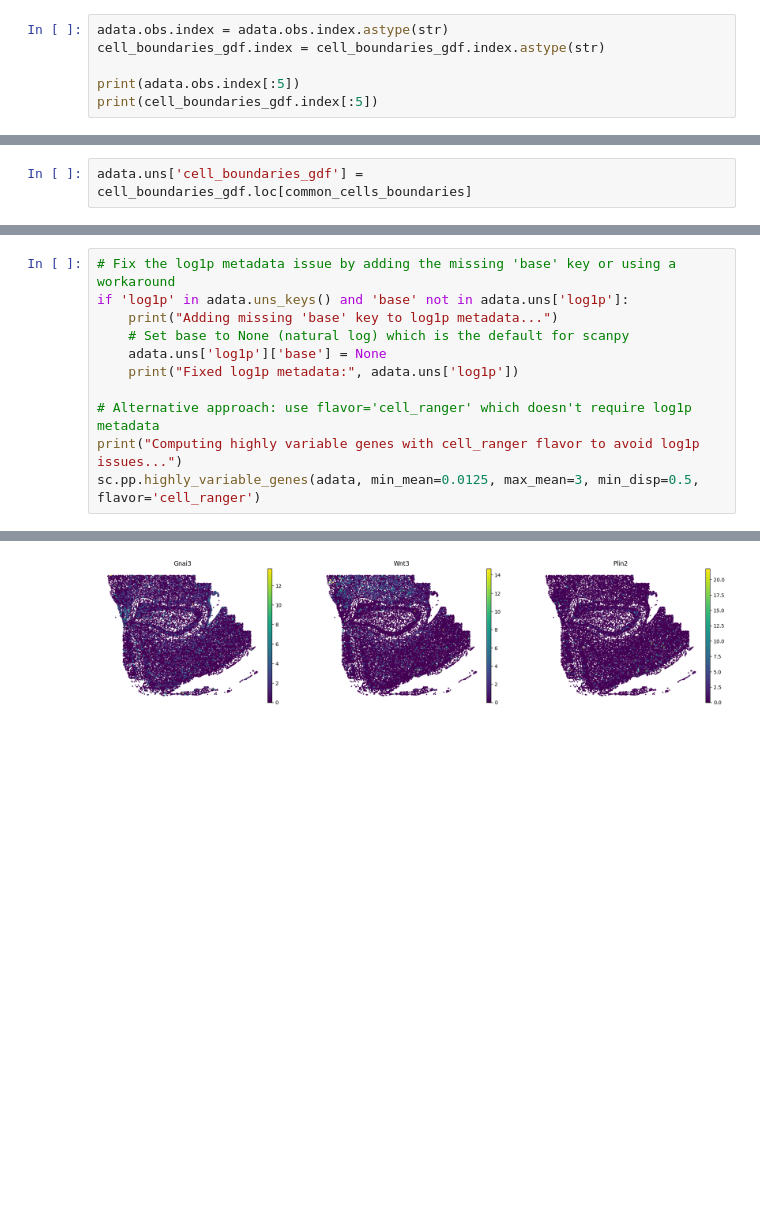
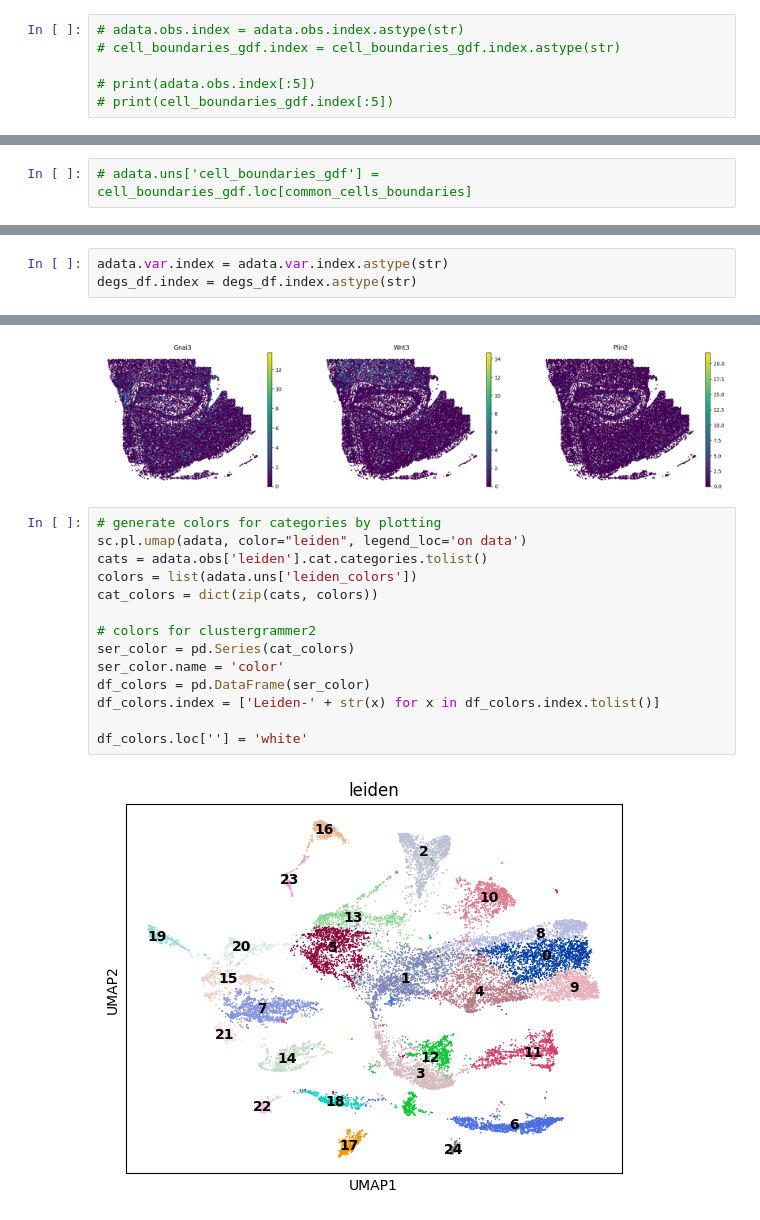
Before and after one commit to michal7kw/SPATIAL_data, a Jupyter notebook: p30/region_R4_analysis.ipynb, the cells around one changed output, grey strips where cells are left out. Saved outputs shown, nothing was run; the diff lists cells and outputs as text; blank space fills up the shorter version.

```diff
--- a/p30/region_R4_analysis.ipynb
+++ b/p30/region_R4_analysis.ipynb
@@ -153,8 +180,8 @@ cell_boundaries_gdf.head()
 | 1678497000000100033 | 4 | 1678497000000100033 | 3 | MULTIPOLYGON (((10115.294 8.797, ... | None | None | cell | 6.0 | None |
 | 1678497000000100035 | 6 | 1678497000000100035 | 3 | MULTIPOLYGON (((9950.167 16.497, ... | None | None | cell | 6.0 | None |
 # %%
-adata.obs.index = adata.obs.index.astype(str)
-cell_boundaries_gdf.index = cell_boundaries_gdf.index.astype(str)
+# adata.obs.index = adata.obs.index.astype(str)
+# cell_boundaries_gdf.index = cell_boundaries_gdf.index.astype(str)
 
-print(adata.obs.index[:5])
-print(cell_boundaries_gdf.index[:5])
+# print(adata.obs.index[:5])
+# print(cell_boundaries_gdf.index[:5])
@@ -175,3 +191,3 @@ Index(['1678497000000100030', '1678497000000100031', '1678497000000100032',
 # %%
-adata.uns['cell_boundaries_gdf'] = cell_boundaries_gdf.loc[common_cells_boundaries]
+# adata.uns['cell_boundaries_gdf'] = cell_boundaries_gdf.loc[common_cells_boundaries]
 # %% [markdown]
@@ -189,0 +228,3 @@ degs_df.head()
+# %%
+adata.var.index = adata.var.index.astype(str)
+degs_df.index = degs_df.index.astype(str)
@@ -305,11 +370,0 @@ Keys in log1p: []
-# %%
-# Fix the log1p metadata issue by adding the missing 'base' key or using a workaround
-if 'log1p' in adata.uns_keys() and 'base' not in adata.uns['log1p']:
-    print("Adding missing 'base' key to log1p metadata...")
-    # Set base to None (natural log) which is the default for scanpy
-    adata.uns['log1p']['base'] = None
-    print("Fixed log1p metadata:", adata.uns['log1p'])
-
-# Alternative approach: use flavor='cell_ranger' which doesn't require log1p metadata
-print("Computing highly variable genes with cell_ranger flavor to avoid log1p issues...")
-sc.pp.highly_variable_genes(adata, min_mean=0.0125, max_mean=3, min_disp=0.5, flavor='cell_ranger')
@@ -364,3 +417,19 @@ else:
 # %% [output]
 Plotting spatial expression for HVGs: ['Gnai3', 'Wnt3', 'Plin2']
 [figure]
+# %%
+# generate colors for categories by plotting
+sc.pl.umap(adata, color="leiden", legend_loc='on data')
+cats = adata.obs['leiden'].cat.categories.tolist()
+colors = list(adata.uns['leiden_colors'])
+cat_colors = dict(zip(cats, colors))
+
+# colors for clustergrammer2
+ser_color = pd.Series(cat_colors)
+ser_color.name = 'color'
+df_colors = pd.DataFrame(ser_color)
+df_colors.index = ['Leiden-' + str(x) for x in df_colors.index.tolist()]
+
+df_colors.loc[''] = 'white'
+# %% [output]
+[figure, added]
```
Also changed, not shown: parts of 59 cells of this notebook, 5 other files.
